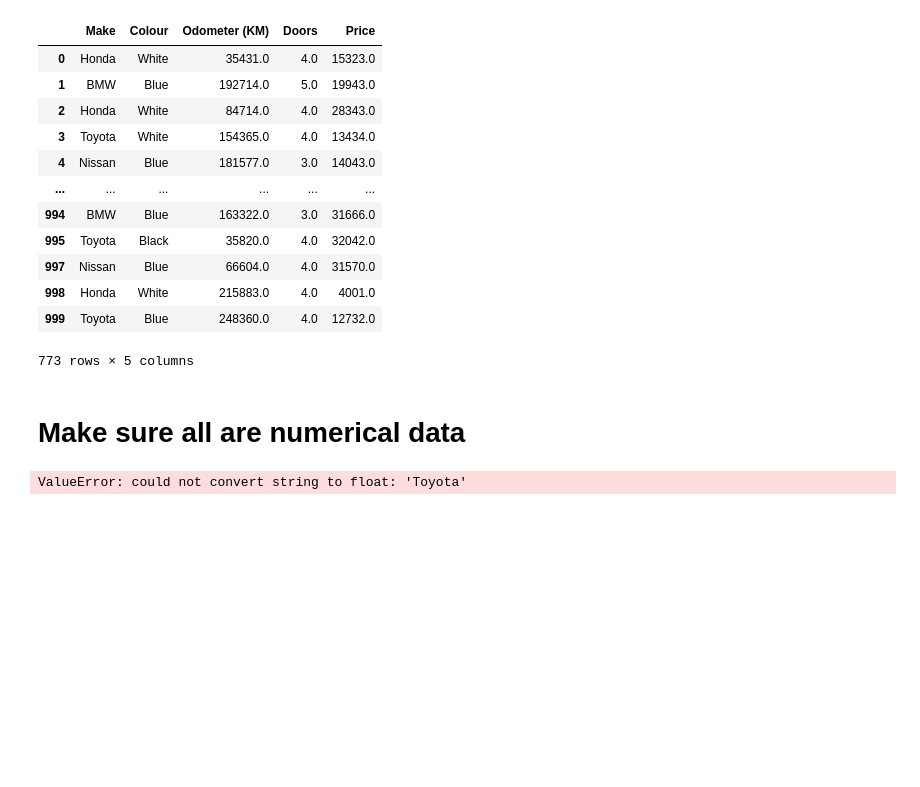
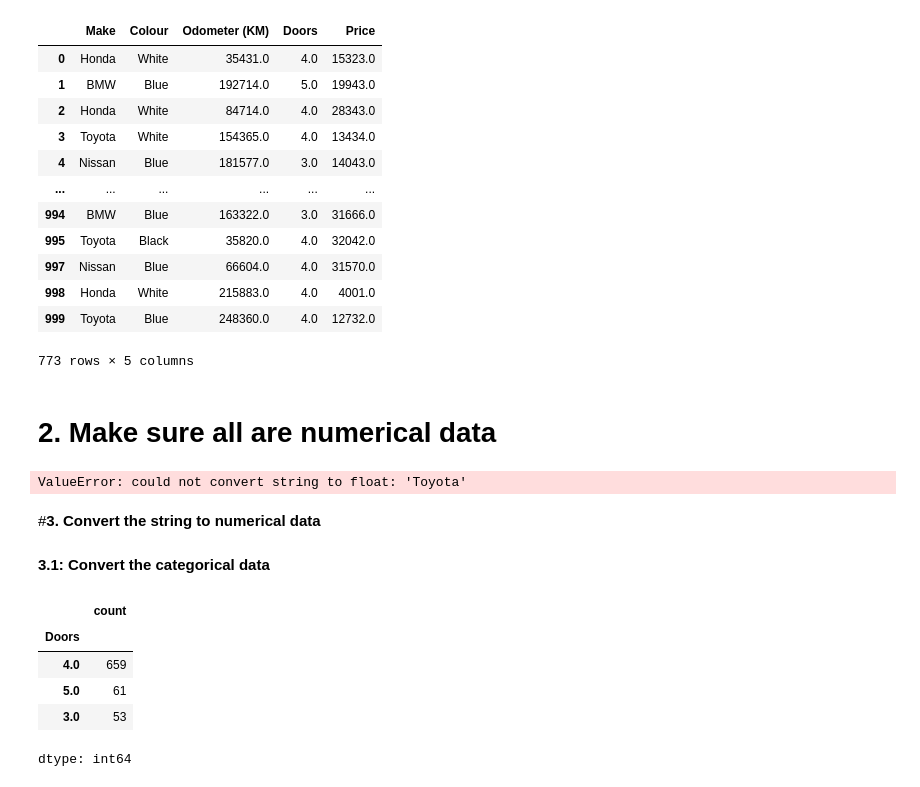
Before and after one commit to Numanur/data-science-ml, a Jupyter notebook: Data_preprocessing_basic.ipynb, the cells around one changed output. Saved outputs shown, nothing was run; the diff lists cells and outputs as text; code cells hidden in the pictures; blank space fills up the shorter version.

Commit message:
converting to numbers

```diff
--- a/Data_preprocessing_basic.ipynb
+++ b/Data_preprocessing_basic.ipynb
@@ -66,7 +66,7 @@ car_price
 | 999 | Toyota | Blue | 248360.0 | 4.0 | 12732.0 |
 773 rows × 5 columns
 # %% [markdown]
-# **Make sure all are numerical data**
+# **2. Make sure all are numerical data**
 # %%
 x = car_price.drop("Price", axis=1)
 y = car_price["Price"]
@@ -77,3 +77,16 @@ model = RandomForestRegressor()
 model.fit(x_train, y_train)#here we need to convert the data to numerical
 # %% [output]
 ValueError: could not convert string to float: 'Toyota'
+# %% [markdown]
+#**3. Convert the string to numerical data**
+# %% [markdown]
+**3.1: Convert the categorical data**
+# %%
+car_price["Doors"].value_counts()
+# %% [output]
+|  | count |
+| Doors |  |
+| 4.0 | 659 |
+| 5.0 | 61 |
+| 3.0 | 53 |
+dtype: int64
```
Also changed, not shown: parts of 4 cells of this notebook.
